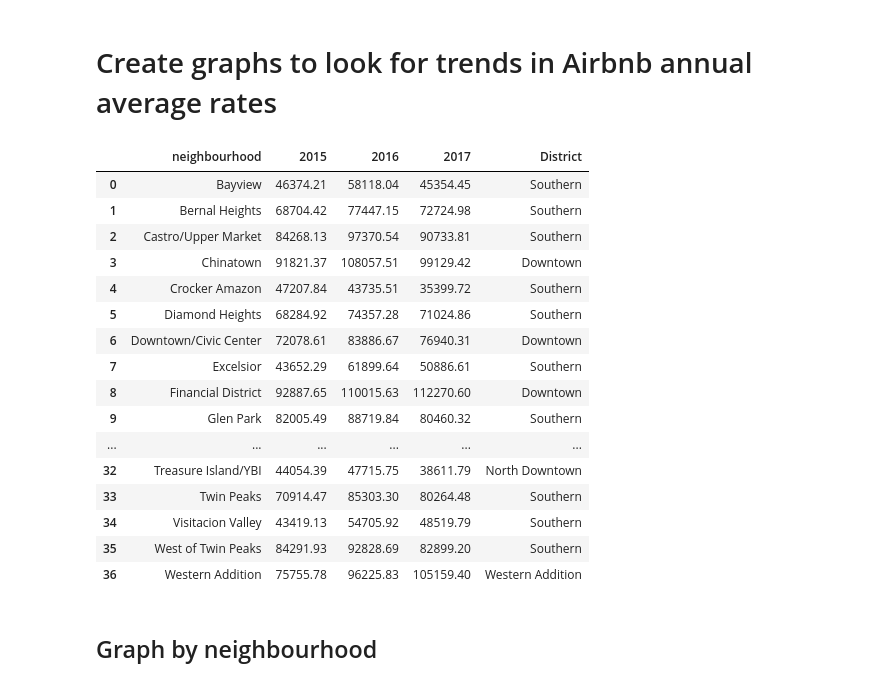
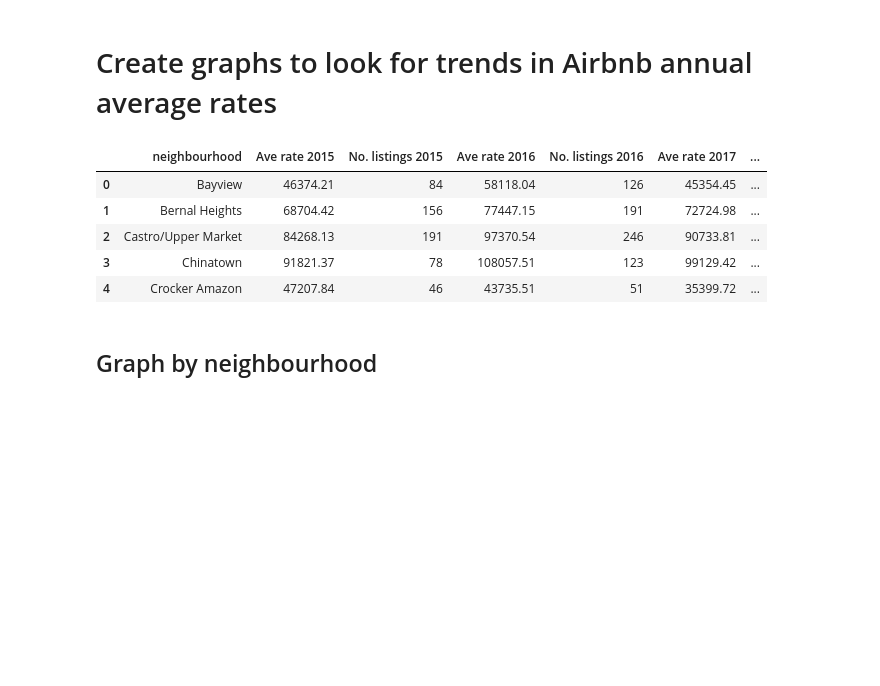
Before and after one commit to rochiecuevas/shared_accommodations, a Jupyter notebook: AirbnbRateVisualisation.ipynb, the cells around one changed output. Cells and saved outputs as stored; diff of their text form; code cells hidden in the pictures; blank space fills up the shorter version.

```diff
--- a/AirbnbRateVisualisation.ipynb
+++ b/AirbnbRateVisualisation.ipynb
@@ -9,25 +17,14 @@ import matplotlib.pyplot as plt
 # %%
 # Load csv file into a dataframe
 df = pd.read_csv("Data/airbnbdataanalysis.csv")
-df
+df.head()
 # %% [output]
-|  | neighbourhood | 2015 | 2016 | 2017 | District |
-| 0 | Bayview | 46374.21 | 58118.04 | 45354.45 | Southern |
-| 1 | Bernal Heights | 68704.42 | 77447.15 | 72724.98 | Southern |
-| 2 | Castro/Upper Market | 84268.13 | 97370.54 | 90733.81 | Southern |
-| 3 | Chinatown | 91821.37 | 108057.51 | 99129.42 | Downtown |
-| 4 | Crocker Amazon | 47207.84 | 43735.51 | 35399.72 | Southern |
-| 5 | Diamond Heights | 68284.92 | 74357.28 | 71024.86 | Southern |
-| 6 | Downtown/Civic Center | 72078.61 | 83886.67 | 76940.31 | Downtown |
-| 7 | Excelsior | 43652.29 | 61899.64 | 50886.61 | Southern |
-| 8 | Financial District | 92887.65 | 110015.63 | 112270.60 | Downtown |
-| 9 | Glen Park | 82005.49 | 88719.84 | 80460.32 | Southern |
-| ... | ... | ... | ... | ... | ... |
-| 32 | Treasure Island/YBI | 44054.39 | 47715.75 | 38611.79 | North Downtown |
-| 33 | Twin Peaks | 70914.47 | 85303.30 | 80264.48 | Southern |
-| 34 | Visitacion Valley | 43419.13 | 54705.92 | 48519.79 | Southern |
-| 35 | West of Twin Peaks | 84291.93 | 92828.69 | 82899.20 | Southern |
-| 36 | Western Addition | 75755.78 | 96225.83 | 105159.40 | Western Addition |
+|  | neighbourhood | Ave rate 2015 | No. listings 2015 | Ave rate 2016 | No. listings 2016 | Ave rate 2017 | ... |
+| 0 | Bayview | 46374.21 | 84 | 58118.04 | 126 | 45354.45 | ... |
+| 1 | Bernal Heights | 68704.42 | 156 | 77447.15 | 191 | 72724.98 | ... |
+| 2 | Castro/Upper Market | 84268.13 | 191 | 97370.54 | 246 | 90733.81 | ... |
+| 3 | Chinatown | 91821.37 | 78 | 108057.51 | 123 | 99129.42 | ... |
+| 4 | Crocker Amazon | 47207.84 | 46 | 43735.51 | 51 | 35399.72 | ... |
 # %% [markdown]
 ## Graph by neighbourhood
 # %%
```
Also changed, not shown: parts of 16 cells of this notebook.
